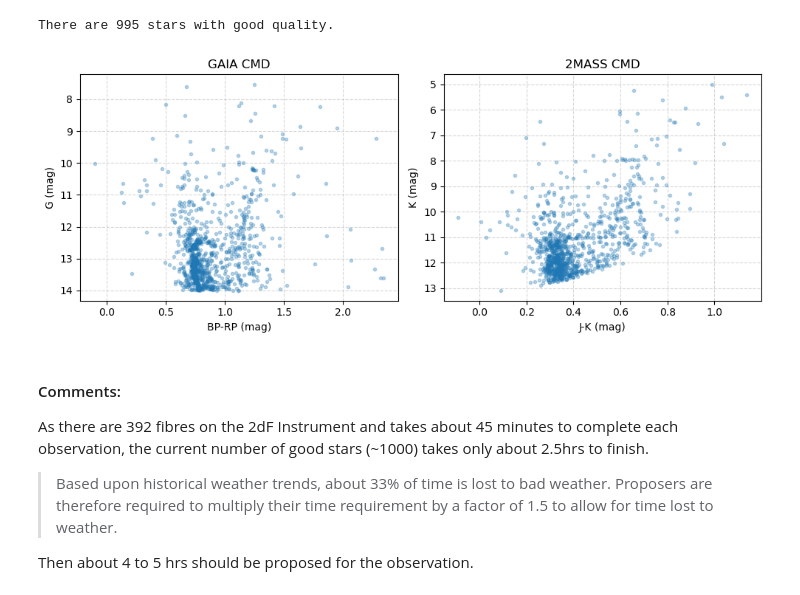
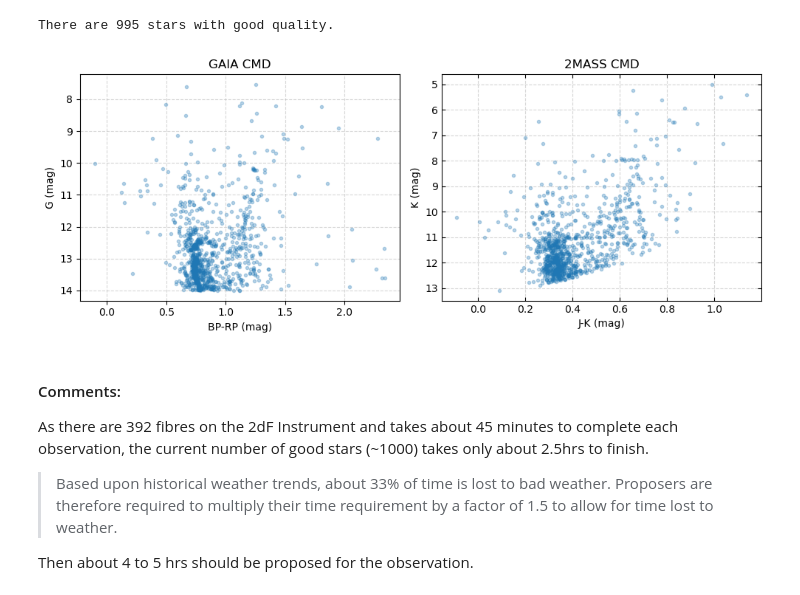
Before and after one commit to HYuLeeP/ASTR4004_A3, a Jupyter notebook: Q2.ipynb, the cells around one changed output. Cells and saved outputs as stored; diff of their text form; code cells hidden in the pictures.

```diff
--- a/Q2.ipynb
+++ b/Q2.ipynb
@@ -81,35 +81,43 @@ fig, axs = plt.subplots(1,2,figsize=(10,4))
 # Plotting GAIA colour-mag diagram
 ax=axs[0]
 X=data['bp_rp']
 Y=data['phot_g_mean_mag']
 ax.plot(X,Y,'.',alpha=.3)
 
 ax.grid(linestyle="--",alpha=.5)
+plt.gca().tick_params(top=True,bottom=True,
+               left=True,right=True,
+            #    labeltop=True,labelbottom=False,
+               direction="in")
 ax.invert_yaxis()
 
 # do labeling
 ax.set_xlabel(f"BP-RP (mag)")
 ax.set_ylabel(f"G (mag)")
 ax.set_title(f"GAIA CMD")
 
 # Plotting 2MASS colour-mag diagram
 ax=axs[1]
 X=data['j_m']-data['ks_m'] # J-Ks
 Y=data['ks_m']
 ax.plot(X,Y,'.',alpha=.3)
 
-ax.grid(linestyle="--",alpha=.5)
+plt.grid(linestyle="--",alpha=.5)
+plt.gca().tick_params(top=True,bottom=True,
+               left=True,right=True,
+            #    labeltop=True,labelbottom=False,
+               direction="in")
 ax.invert_yaxis()
 
 # do labeling
 ax.set_xlabel(f"J-K (mag)")
 ax.set_ylabel(f"K (mag)")
 ax.set_title(f"2MASS CMD")
 
 plt.tight_layout()
 plt.savefig("./figures/cmds M67.png",dpi=200,bbox_inches="tight")
 # %% [output]
-[figure, old version]
+[figure, new version]
 # %% [markdown]
 #### Comments:
 As there are 392 fibres on the 2dF Instrument and takes about 45 minutes to complete each observation, the current number of good stars (~1000) takes only about 2.5hrs to finish.
```
Also changed, not shown: 1 other file.
